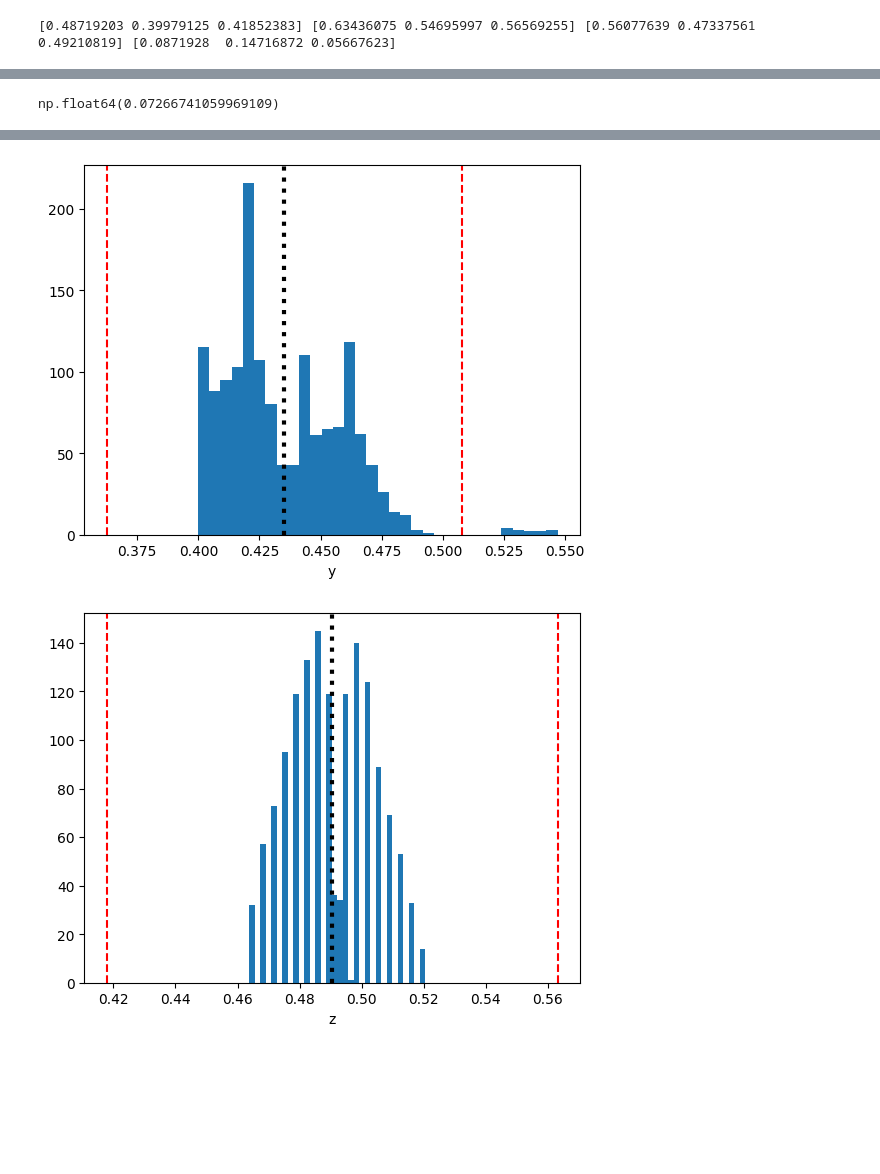
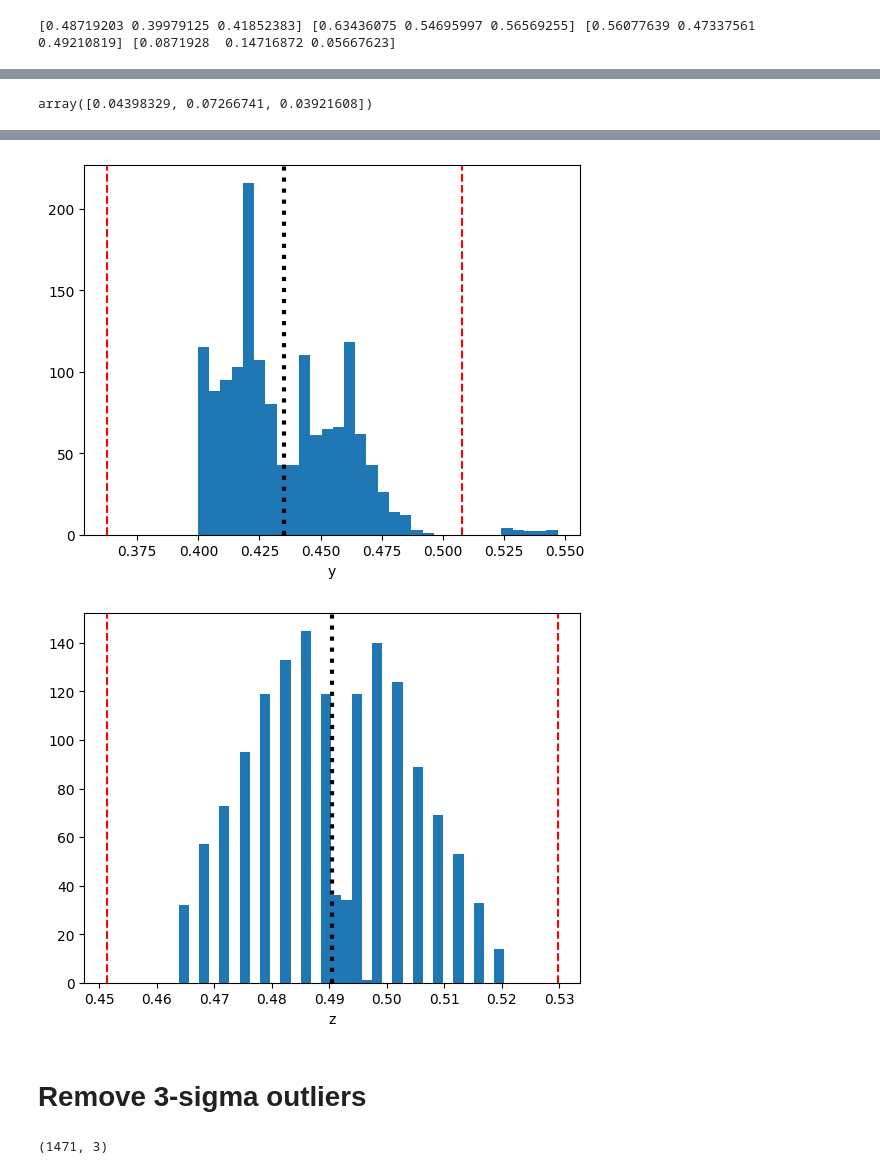
Before and after one commit to jwise77/enzo-split-mrp-halo, a Jupyter notebook: Split-ICs.ipynb, the cells around one changed output, grey strips where cells are left out. Cells and saved outputs as stored; diff of their text form; code cells hidden in the pictures; blank space fills up the shorter version.

```diff
--- a/Split-ICs.ipynb
+++ b/Split-ICs.ipynb
@@ -9,8 +14,10 @@ dir_name = '.'
 num = 26813
 dsname = 'output_0000'
 #num = 1405450
-fp = h5.File('%s/initial_particle_positions-%d-%s.h5' % (dir_name, num, dsname), 'r')
+fn = '%s/initial_particle_positions-%d-%s.h5' % (dir_name, num, dsname)
+fp = h5.File(fn, 'r')
 pos = fp['particle_position'][:]
+pid = fp['particle_identifier'][:]
 fp.close()
 # %%
 rmin = pos.min(0)
@@ -27,7 +34,7 @@ print(ledge, redge, center, width)
 factor = 3
 com = pos.mean(axis=0)
 pos_std = pos.std(axis=0)
-radius = factor * pos_std.max()
+radius = factor * pos_std
 print(com)
 print(radius)
 # %% [output]
@@ -77,13 +88,13 @@ for axis in axes:
 # %%
 radius
 # %% [output]
-np.float64(0.07266741059969109)
+array([0.04398329, 0.07266741, 0.03921608])
 # %%
 for i in range(3):
     plt.hist(pos[:,i], bins=pixels)
     plt.axvline(pos[:,i].mean(), lw=3, ls=':', c='k')
-    plt.axvline(pos[:,i].mean()-radius, lw=1.5, ls='--', c='r')
-    plt.axvline(pos[:,i].mean()+radius, lw=1.5, ls='--', c='r')
+    plt.axvline(pos[:,i].mean()-radius[i], lw=1.5, ls='--', c='r')
+    plt.axvline(pos[:,i].mean()+radius[i], lw=1.5, ls='--', c='r')
     plt.xlabel('%c' % (120+i))
     plt.show()
 # %% [output]
@@ -91,2 +102,4 @@ for i in range(3):
 [figure]
-[figure, old version]
+[figure, new version]
+# %% [markdown]
+# Remove 3-sigma outliers
@@ -92,0 +111,5 @@ for i in range(3):
+# %%
+pos = pos[~outliers,:]
+pos.shape
+# %% [output]
+(1471, 3)
```
Also changed, not shown: parts of 27 cells of this notebook, 3 other files.
